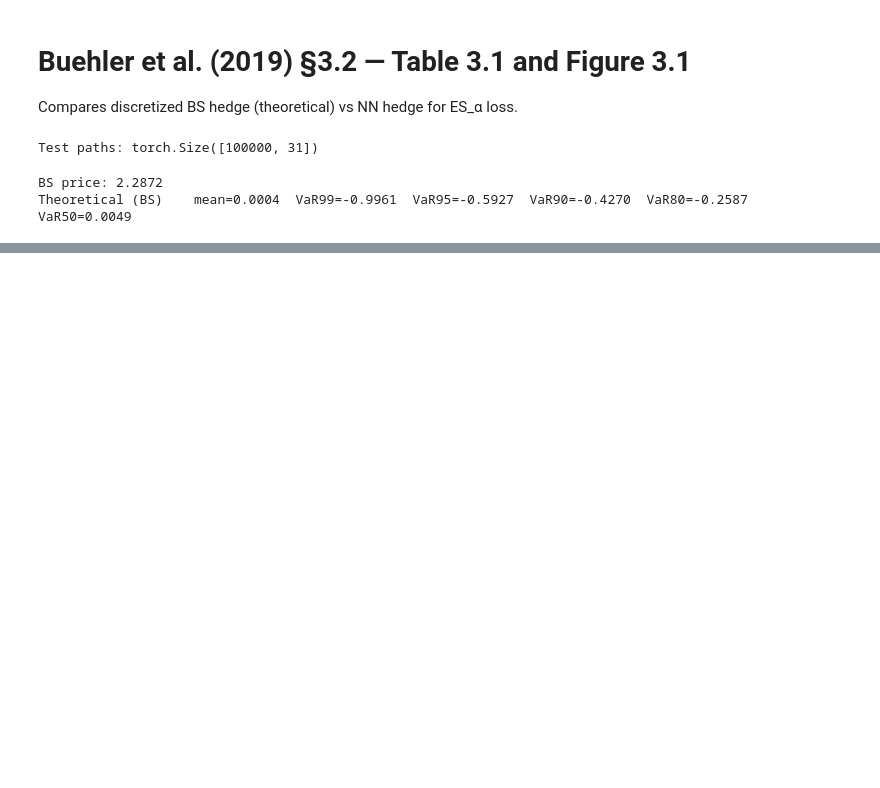
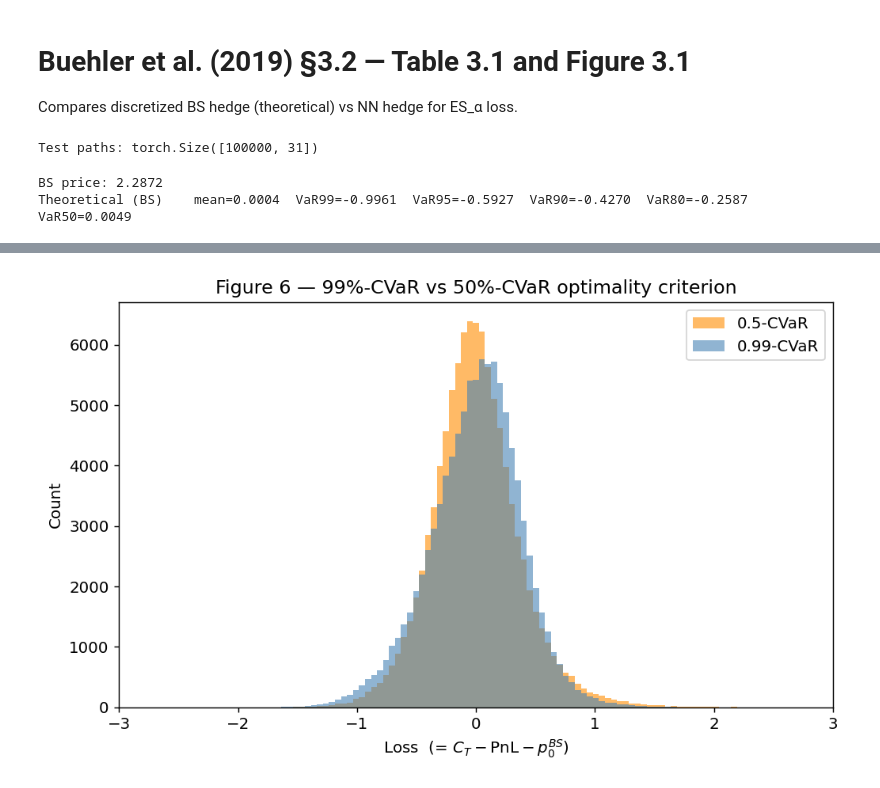
Before and after one commit to roberto-randelli/Deep-Hedging-and-its-Robustness, a Jupyter notebook: notebooks_outputs/buehler_benchmark.ipynb, the cells around one changed output, grey strips where cells are left out. Drawn from its saved outputs; the diff is of its cells as text; code cells hidden in the pictures; blank space fills up the shorter version.

```diff
--- a/notebooks_outputs/buehler_benchmark.ipynb
+++ b/notebooks_outputs/buehler_benchmark.ipynb
@@ -142,0 +151,25 @@ plt.show()
+# %%
+# ---- Figure 6: raw loss distribution ----
+# Loss from seller's perspective using BS premium:
+#   loss = C_T - PnL - p0_bs  =  -(p0_bs + PnL - C_T)  =  -pl[alpha]
+# Positive loss = seller is worse off; negative = seller pocketed a surplus.
+
+loss_50  = -nn_pls[0.5].numpy()
+loss_99  = -nn_pls[0.99].numpy()
+
+xlim = (-3.0, 3.0)
+bins = np.linspace(*xlim, 120)
+
+fig, ax = plt.subplots(figsize=(8, 5))
+ax.hist(loss_50, bins=bins, alpha=0.6, color='darkorange', label='0.5-CVaR', density=False)
+ax.hist(loss_99, bins=bins, alpha=0.6, color='steelblue',  label='0.99-CVaR', density=False)
+ax.set_xlim(xlim)
+ax.set_xlabel('Loss  (= $C_T - \\mathrm{PnL} - p_0^{BS}$)')
+ax.set_ylabel('Count')
+ax.set_title('Figure 6 — 99%-CVaR vs 50%-CVaR optimality criterion')
+ax.legend()
+plt.tight_layout()
+plt.savefig(RESULTS_DIR / 'buehler_figure6.png', bbox_inches='tight')
+plt.show()
+# %% [output]
+[figure, added]
```
Also changed, not shown: parts of 5 cells of this notebook, 27 other files.
